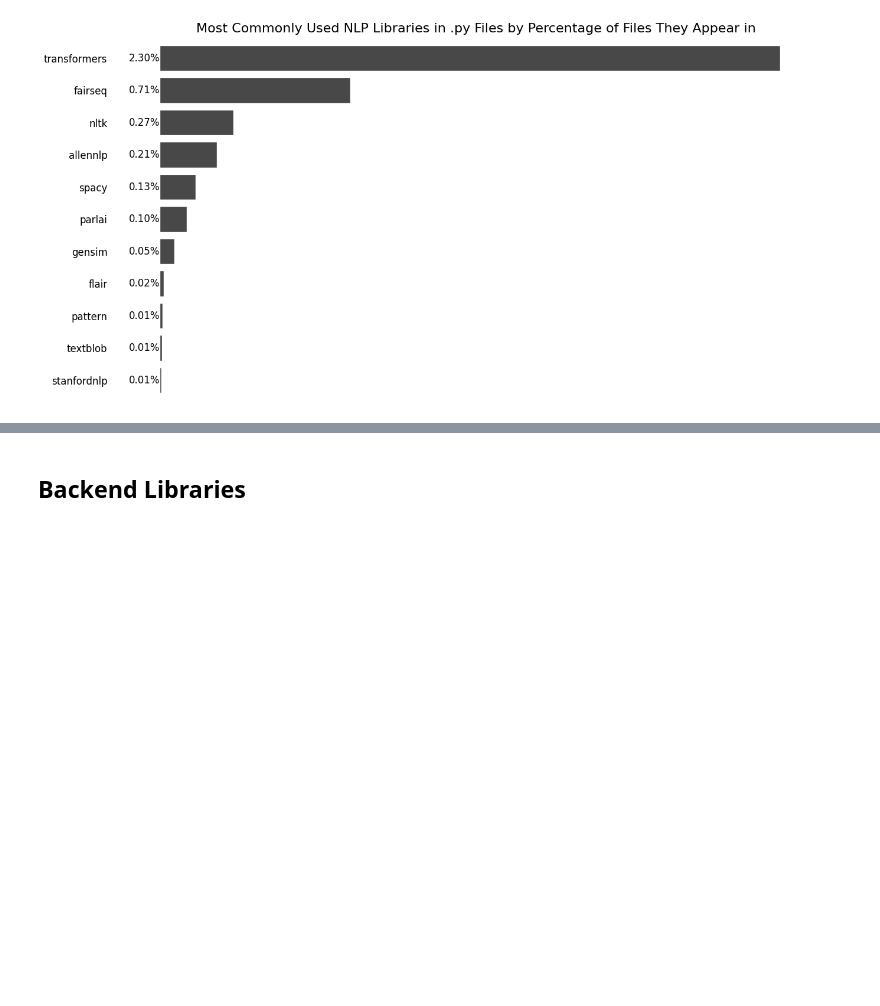
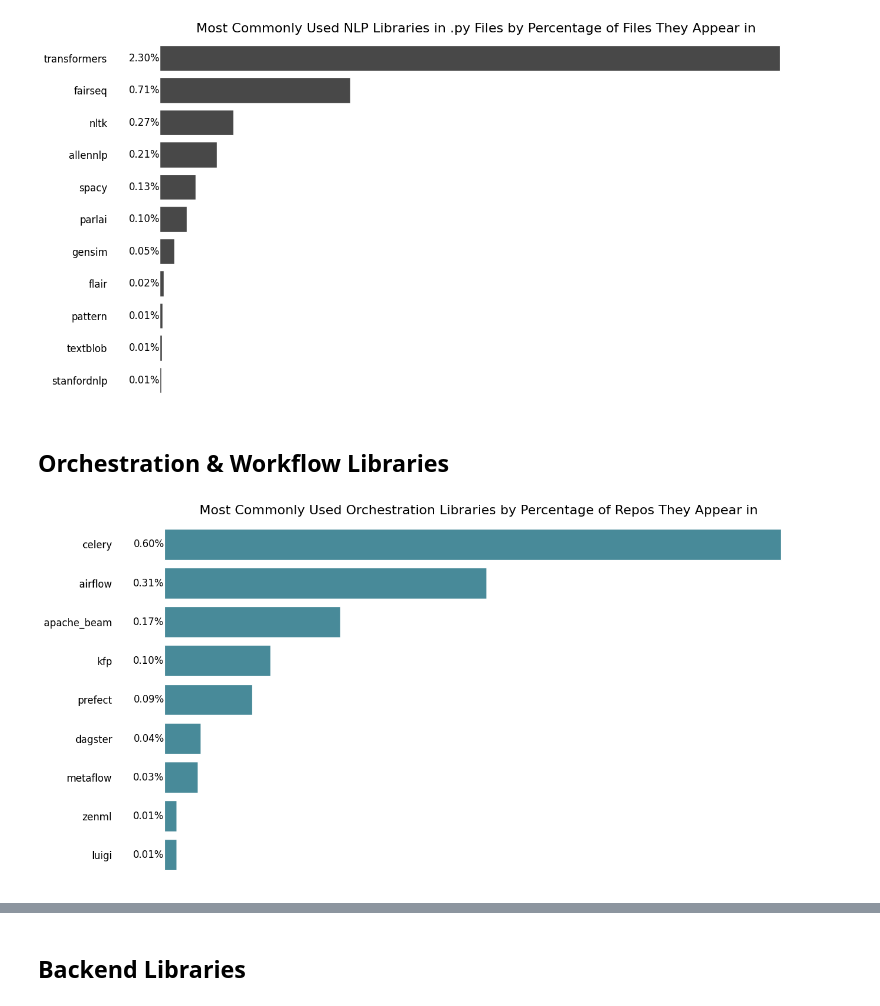
Before and after one commit to tobias-talaj/top-python-repos-analysis, a Jupyter notebook: notebooks/all_libraries_analysis.ipynb, the cells around one changed output, grey strips where cells are left out. Drawn from its saved outputs; the diff is of its cells as text; code cells hidden in the pictures; blank space fills up the shorter version.

Commit message:
add orchestration and workflow mngmt tools

```diff
--- a/notebooks/all_libraries_analysis.ipynb
+++ b/notebooks/all_libraries_analysis.ipynb
@@ -203,3 +203,16 @@ nlp_libs_in_files_df_py = libraries_in_files(nlp_imports_py)
 plot_popularity(nlp_libs_in_files_df_py, 'Most Commonly Used NLP Libraries in .py Files by Percentage of Files They Appear in', 16, py_file_count, 'files')
 # %% [output]
 [figure]
+# %% [markdown]
+## Orchestration & Workflow Libraries
+# %%
+orchestration_libs = ["airflow", "luigi", "prefect", "dagster", "celery", "apache_beam", "kfp", "metaflow", "python_pachyderm", "zenml", "rundeck", "stackstorm"]
+# %%
+orchestration_imports_all = all_files_imports[all_files_imports['library'].isin(orchestration_libs)]
+orchestration_imports_ipynb = ipynb_files_imports[ipynb_files_imports['library'].isin(orchestration_libs)]
+orchestration_imports_py = py_files_imports[py_files_imports['library'].isin(orchestration_libs)]
+# %%
+orchestration_libs_in_repos_df_all = libraries_in_repos(orchestration_imports_all)
+plot_popularity(orchestration_libs_in_repos_df_all, 'Most Commonly Used Orchestration Libraries by Percentage of Repos They Appear in', 16, all_repo_count)
+# %% [output]
+[figure, added]
```
Also changed, not shown: parts of 4 cells of this notebook.
